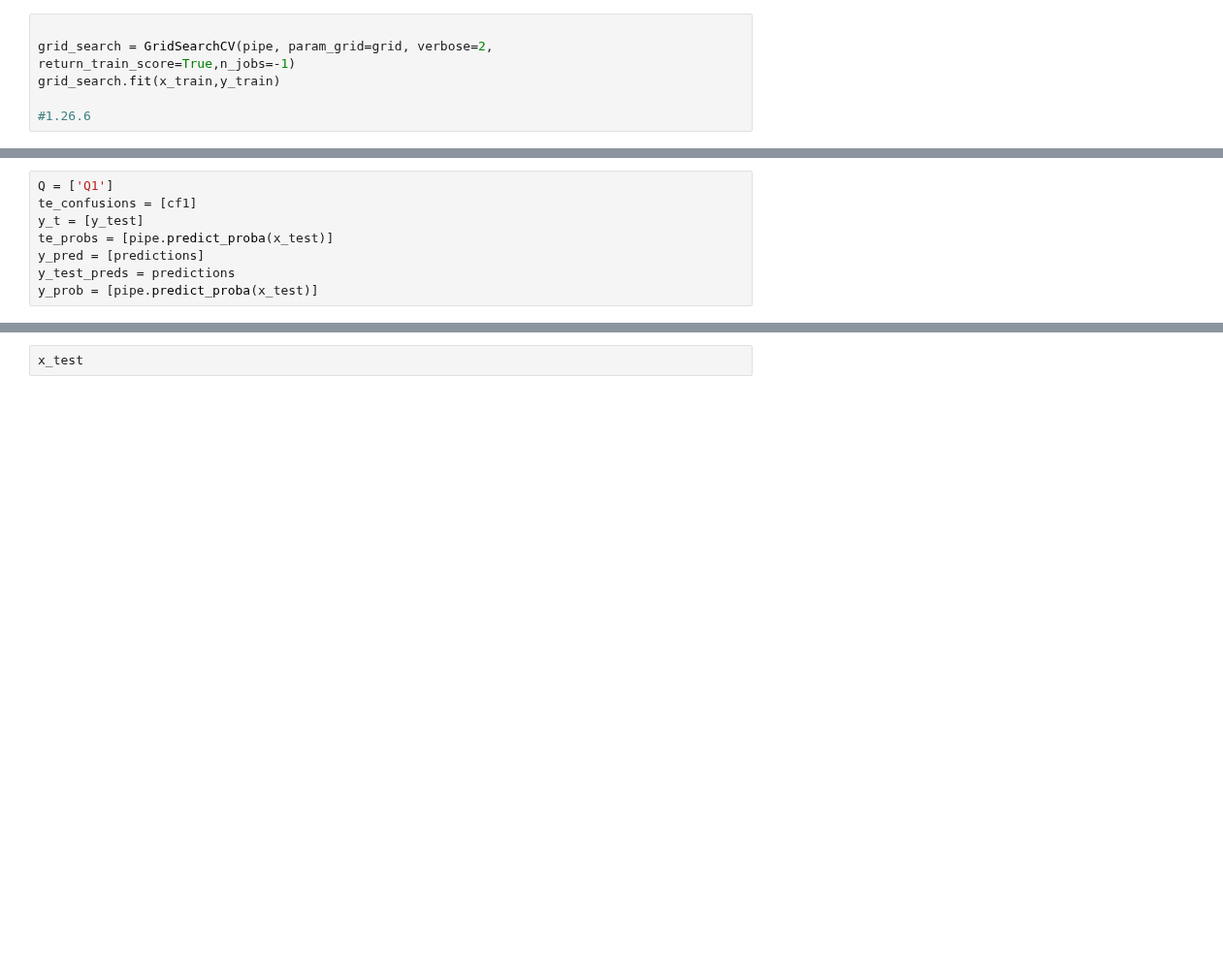
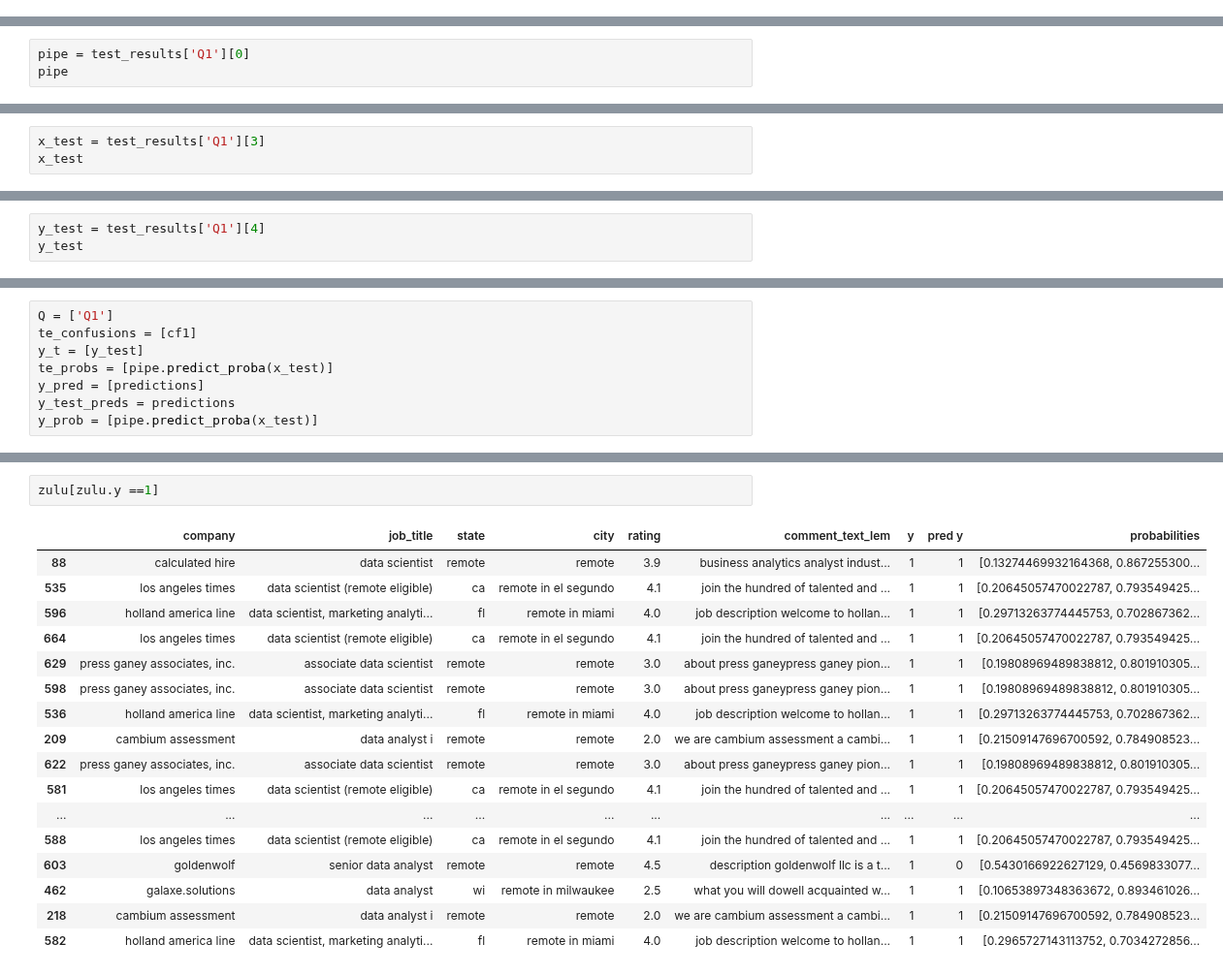
Before and after one commit to 333Kenji/indeedjobscraper, a Jupyter notebook: docs/3_NLP_and_ML_Pipeline.ipynb, the cells around one changed output, grey strips where cells are left out. Shown at 97% size. Cells and saved outputs as stored; diff of their text form; blank space fills up the shorter version.

```diff
--- a/docs/3_NLP_and_ML_Pipeline.ipynb
+++ b/docs/3_NLP_and_ML_Pipeline.ipynb
@@ -250,6 +263,0 @@ grid = [
-# %%
-
-grid_search = GridSearchCV(pipe, param_grid=grid, verbose=2, return_train_score=True,n_jobs=-1)
-grid_search.fit(x_train,y_train)
-
-#1.26.6
@@ -259,0 +390,3 @@ grid_search.best_score_
+# %%
+pipe = test_results['Q1'][0]
+pipe
@@ -259,0 +442,3 @@ grid_search.best_score_
+# %%
+x_test = test_results['Q1'][3]
+x_test
@@ -259,0 +459,3 @@ grid_search.best_score_
+# %%
+y_test = test_results['Q1'][4]
+y_test
@@ -346,5 +669,23 @@ zulu
-# %%
-x_test
+# %%
+zulu[zulu.y ==1]
+# %% [output]
+|  | company | job_title | state | city | rating | comment_text_lem | y | pred y | probabilities |
+| 88 | calculated hire | data scientist | remote | remote | 3.9 | business analytics analyst indust... | 1 | 1 | [0.13274469932164368, 0.867255300... |
+| 535 | los angeles times | data scientist (remote eligible) | ca | remote in el segundo | 4.1 | join the hundred of talented and ... | 1 | 1 | [0.20645057470022787, 0.793549425... |
+| 596 | holland america line | data scientist, marketing analyti... | fl | remote in miami | 4.0 | job description welcome to hollan... | 1 | 1 | [0.29713263774445753, 0.702867362... |
+| 664 | los angeles times | data scientist (remote eligible) | ca | remote in el segundo | 4.1 | join the hundred of talented and ... | 1 | 1 | [0.20645057470022787, 0.793549425... |
+| 629 | press ganey associates, inc. | associate data scientist | remote | remote | 3.0 | about press ganeypress ganey pion... | 1 | 1 | [0.19808969489838812, 0.801910305... |
+| 598 | press ganey associates, inc. | associate data scientist | remote | remote | 3.0 | about press ganeypress ganey pion... | 1 | 1 | [0.19808969489838812, 0.801910305... |
+| 536 | holland america line | data scientist, marketing analyti... | fl | remote in miami | 4.0 | job description welcome to hollan... | 1 | 1 | [0.29713263774445753, 0.702867362... |
+| 209 | cambium assessment | data analyst i | remote | remote | 2.0 | we are cambium assessment a cambi... | 1 | 1 | [0.21509147696700592, 0.784908523... |
+| 622 | press ganey associates, inc. | associate data scientist | remote | remote | 3.0 | about press ganeypress ganey pion... | 1 | 1 | [0.19808969489838812, 0.801910305... |
+| 581 | los angeles times | data scientist (remote eligible) | ca | remote in el segundo | 4.1 | join the hundred of talented and ... | 1 | 1 | [0.20645057470022787, 0.793549425... |
+| ... | ... | ... | ... | ... | ... | ... | ... | ... | ... |
+| 588 | los angeles times | data scientist (remote eligible) | ca | remote in el segundo | 4.1 | join the hundred of talented and ... | 1 | 1 | [0.20645057470022787, 0.793549425... |
+| 603 | goldenwolf | senior data analyst | remote | remote | 4.5 | description goldenwolf llc is a t... | 1 | 0 | [0.5430166922627129, 0.4569833077... |
+| 462 | galaxe.solutions | data analyst | wi | remote in milwaukee | 2.5 | what you will dowell acquainted w... | 1 | 1 | [0.10653897348363672, 0.893461026... |
+| 218 | cambium assessment | data analyst i | remote | remote | 2.0 | we are cambium assessment a cambi... | 1 | 1 | [0.21509147696700592, 0.784908523... |
+| 582 | holland america line | data scientist, marketing analyti... | fl | remote in miami | 4.0 | job description welcome to hollan... | 1 | 1 | [0.2965727143113752, 0.7034272856... |
 # %%
 
 X_tfidf = tfidf.fit_transform(_test).toarray()
```
Also changed, not shown: parts of 60 cells of this notebook.
